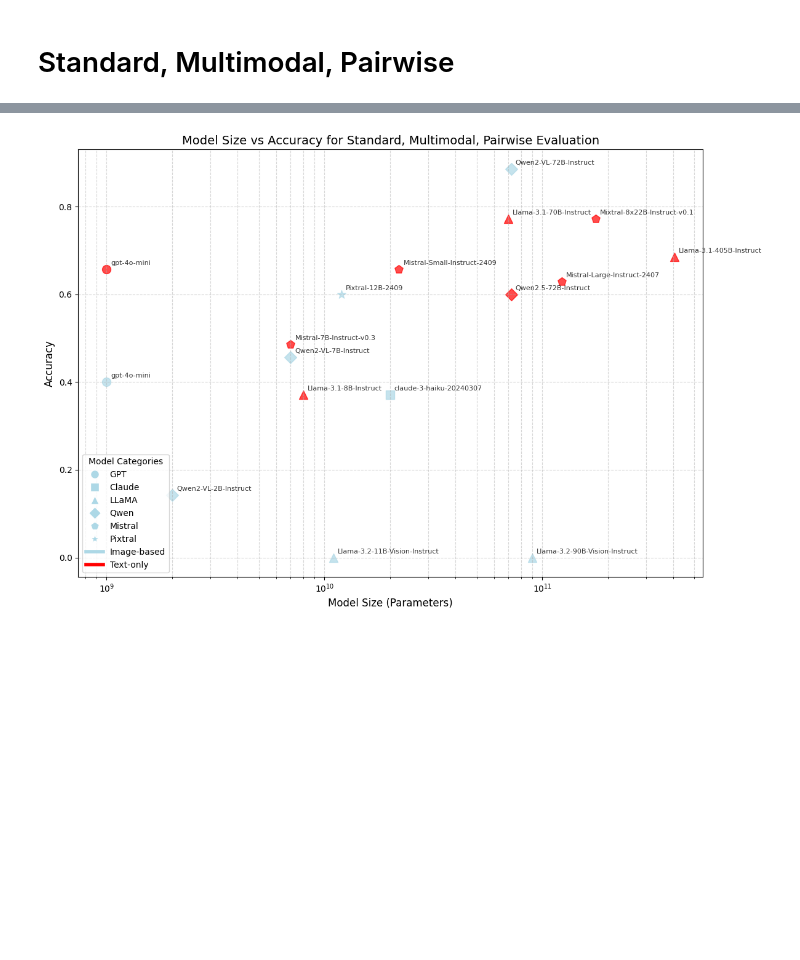
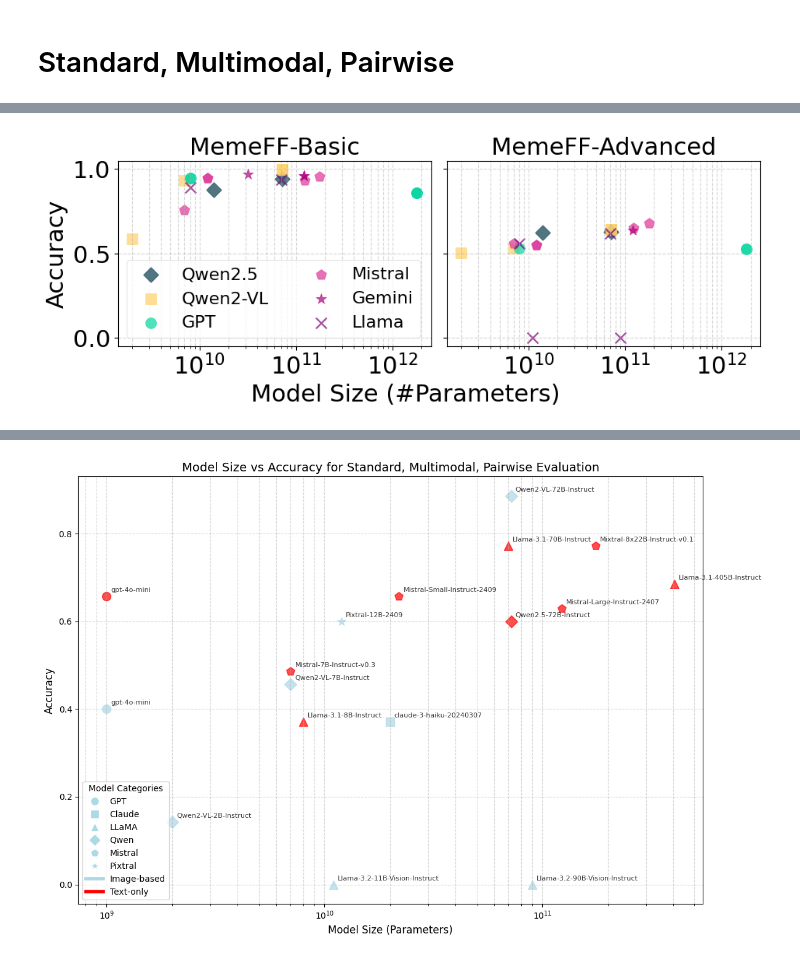
Before and after one commit to yzeng58/memeGen, a Jupyter notebook: analysis/basic_plots.ipynb, the cells around one changed output, grey strips where cells are left out. Saved outputs shown, nothing was run; the diff lists cells and outputs as text; code cells hidden in the pictures; blank space fills up the shorter version.

```diff
--- a/analysis/basic_plots.ipynb
+++ b/analysis/basic_plots.ipynb
@@ -42,5 +55,2 @@ def get_row(**kwargs):
 # %% [markdown]
 # Standard, Multimodal, Pairwise
-# %%
-smp_df = get_row(dataset_name='ours_v2', prompt_name='standard', eval_mode='pairwise', description = '')
-smp_df
@@ -88,3 +57,89 @@ plt.show()
+# %%
+plt.rc('xtick', labelsize=22)
+plt.rc('ytick', labelsize=22)
+mpl.rcParams['patch.linewidth']=0.5 #width of the boundary of legend
+
+fig, ax = plt.subplots(nrows=1, ncols=2, sharey=True)
+fig.subplots_adjust(left=0.11, bottom=0.22, right=0.98, top=0.9, wspace=0.05) #margin of the figure
+fig.set_size_inches(9.5, 3.5) #exact size of the figure
+
+dataset_label = {
+    'ours_v4': 'MemeFF-Basic',
+    'relca_v2': 'MemeFF-Advanced'
+}
+
+for i, dataset_name in enumerate(['ours_v4', 'relca_v2']):
+    smp_df = get_row(dataset_name=dataset_name, prompt_name='standard', eval_mode='pairwise', peft_variant = 'pretrained', n_demos = 0)
+
+    plot_models = [model for model in smp_df['model_name'] if model in support_llm_properties and "model_size" in support_llm_properties[model]]
+
+    # Group models by series
+    qwen25_models = [m for m in plot_models if 'Qwen2.5' in m]
+    qwen2vl_models = [m for m in plot_models if 'Qwen2-VL' in m]
+    gpt_models = [m for m in plot_models if 'gpt' in m.lower()]
+    mixtral_models = [m for m in plot_models if 'mixtral' in m.lower() or 'mistral' in m.lower() or 'pixtral' in m.lower()]
+    gemini_models = [m for m in plot_models if 'gemini' in m.lower()]
+    llama_models = [m for m in plot_models if 'llama' in m.lower()]
+    other_models = [m for m in plot_models if m not in qwen25_models + qwen2vl_models + gpt_models + mixtral_models + gemini_models + llama_models]
+
+
+    # Plot each series with different colors
+    # '#FFD166','#06D6A0','#118AB2', '#DD3497', '#AE017E', '#7A0177', '#49006A'
+    properties = {
+        'qwen2.5': {'color': '#073B4C', 'marker': 'D'},
+        'qwen2-vl': {'color': '#FFD166', 'marker': 's'},
+        'gpt': {'color': '#06D6A0', 'marker': 'o'},
+        'other': {'color': '#118AB2', 'marker': '^'},
+        'mixtral': {'color': '#DD3497', 'marker': 'p'},
+        'gemini': {'color': '#AE017E', 'marker': '*'},
+        'llama': {'color': '#7A0177', 'marker': 'x'}
+    }
+
+    for models, color, marker, label in [
+        (qwen25_models, properties['qwen2.5']['color'], properties['qwen2.5']['marker'], 'Qwen2.5'),
+        (qwen2vl_models, properties['qwen2-vl']['color'], properties['qwen2-vl']['marker'], 'Qwen2-VL'),
+        (gpt_models, properties['gpt']['color'], properties['gpt']['marker'], 'GPT'),
+        (other_models, properties['other']['color'], properties['other']['marker'], 'Other'),
+        (mixtral_models, properties['mixtral']['color'], properties['mixtral']['marker'], 'Mistral'),
+        (gemini_models, properties['gemini']['color'], properties['gemini']['marker'], 'Gemini'),
+        (llama_models, properties['llama']['color'], properties['llama']['marker'], 'Llama')
+    ]:
+        if models:
+            x = [support_llm_properties[model]['model_size'] for model in models]
+            y = [smp_df[smp_df['model_name'] == model]['accuracy'].values[0] for model in models]
+            ax[i].scatter(x, y, alpha=0.7, s=100, c=color, label=label, marker=marker)
+
+    # Set x-axis to logarithmic scale
+    ax[i].set_xscale('log')
+
+    if i == 0:
+        ax[i].set_ylabel('Accuracy', fontsize=22)
+
+    # Add grid lines
+    ax[i].grid(True, which="both", ls="--", alpha=0.5)
+
+    # Add legend
+    if i == 0:
+        ax[i].legend(fontsize=16, ncol=2, loc='lower left')
+    ax[i].set_title(dataset_label[dataset_name], fontsize=22)
+
+# # Annotate each point with the model name
+# for model in plot_models:
+#     x = support_llm_properties[model]['model_size']
+#     y = smp_df[smp_df['model_name'] == model]['accuracy'].values[0]
+#     if model in ["Qwen2-VL-7B-Instruct", "gpt-4o-mini"]:
+#         ax.annotate(model, (x, y), xytext=(-5, 5), textcoords='offset points', fontsize=15, alpha=0.8, ha='right')
+#     elif model in ["Mistral-Large-Instruct-2407", "Llama-3.1-70B-Instruct"]:
+#         ax.annotate(model, (x, y), xytext=(5, -15), textcoords='offset points', fontsize=15, alpha=0.8)
+#     else:
+#         ax.annotate(model, (x, y), xytext=(5, 5), textcoords='offset points', fontsize=15, alpha=0.8)
+
+# Adjust layout and display the plot
+fig.supxlabel('Model Size (#Parameters)', fontsize=22, position=(0.5, 0))
+# Save the figure as PDF
+plt.savefig(f'{root_dir}/figures/model_size_vs_accuracy.pdf')
+# %% [output]
+[figure, added]
 # %%
 # Get data for standard and cot prompts
 standard_df = get_row(dataset_name='ours_v2', prompt_name='standard', eval_mode='pairwise', description='')
```
Also changed, not shown: parts of 6 cells of this notebook, 10 other files.
